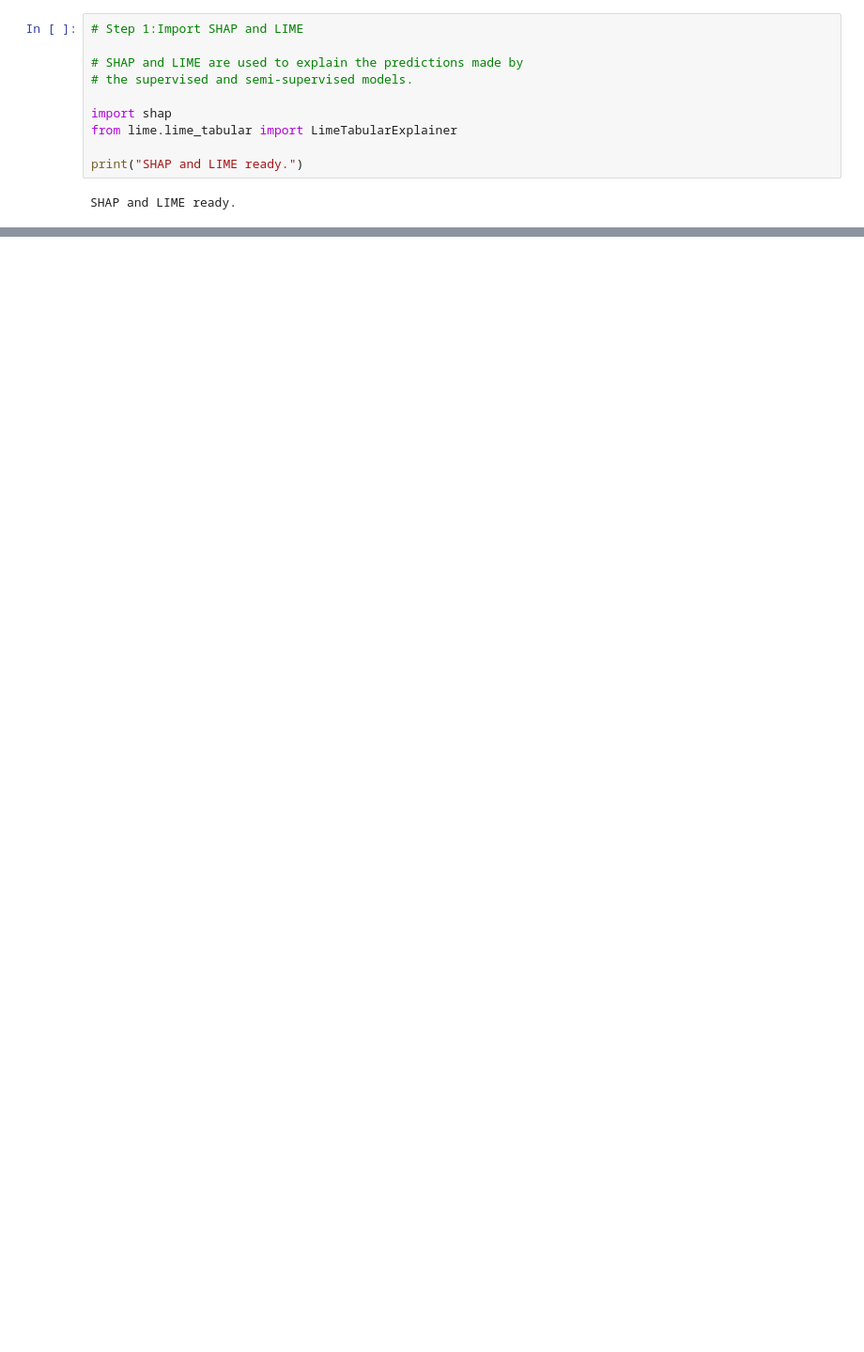
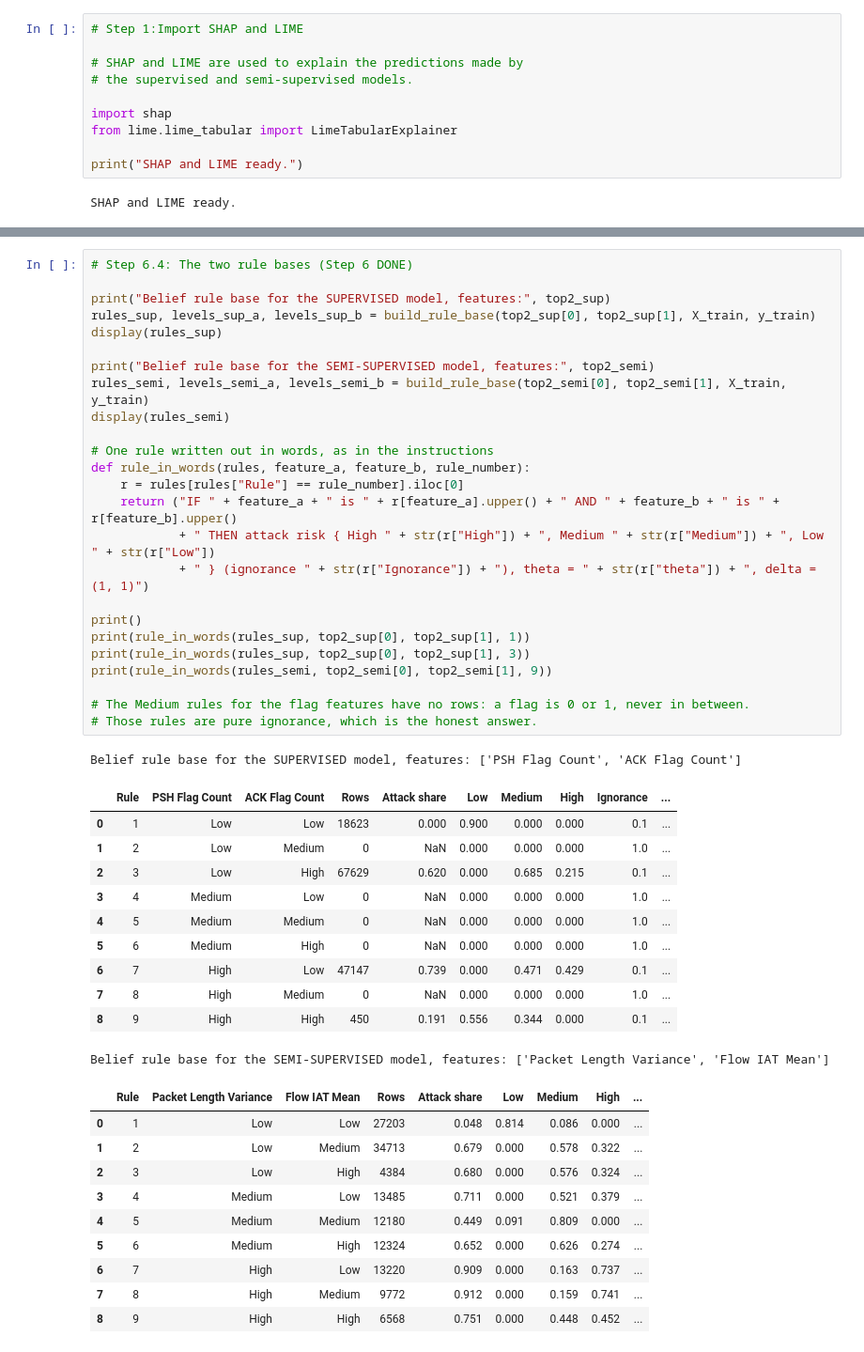
Before and after one commit to AlexandraSammueang/D7084_Lab3, a Jupyter notebook: notebook.ipynb, the cells around one changed output, grey strips where cells are left out. Shown at 94% size. Cells and saved outputs as stored; diff of their text form; blank space fills up the shorter version.

```diff
--- a/notebook.ipynb
+++ b/notebook.ipynb
@@ -261,0 +377,48 @@ Top-2 features (semi-supervised): ['Packet Length Variance', 'Average Packet Siz
+# %%
+# Step 6.4: The two rule bases (Step 6 DONE)
+
+print("Belief rule base for the SUPERVISED model, features:", top2_sup)
+rules_sup, levels_sup_a, levels_sup_b = build_rule_base(top2_sup[0], top2_sup[1], X_train, y_train)
+display(rules_sup)
+
+print("Belief rule base for the SEMI-SUPERVISED model, features:", top2_semi)
+rules_semi, levels_semi_a, levels_semi_b = build_rule_base(top2_semi[0], top2_semi[1], X_train, y_train)
+display(rules_semi)
+
+# One rule written out in words, as in the instructions
+def rule_in_words(rules, feature_a, feature_b, rule_number):
+    r = rules[rules["Rule"] == rule_number].iloc[0]
+    return ("IF " + feature_a + " is " + r[feature_a].upper() + " AND " + feature_b + " is " + r[feature_b].upper()
+            + " THEN attack risk { High " + str(r["High"]) + ", Medium " + str(r["Medium"]) + ", Low " + str(r["Low"])
+            + " } (ignorance " + str(r["Ignorance"]) + "), theta = " + str(r["theta"]) + ", delta = (1, 1)")
+
+print()
+print(rule_in_words(rules_sup, top2_sup[0], top2_sup[1], 1))
+print(rule_in_words(rules_sup, top2_sup[0], top2_sup[1], 3))
+print(rule_in_words(rules_semi, top2_semi[0], top2_semi[1], 9))
+
+# The Medium rules for the flag features have no rows: a flag is 0 or 1, never in between.
+# Those rules are pure ignorance, which is the honest answer.
+# %% [output]
+Belief rule base for the SUPERVISED model, features: ['PSH Flag Count', 'ACK Flag Count']
+|  | Rule | PSH Flag Count | ACK Flag Count | Rows | Attack share | Low | Medium | High | Ignorance | ... |
+| 0 | 1 | Low | Low | 18623 | 0.000 | 0.900 | 0.000 | 0.000 | 0.1 | ... |
+| 1 | 2 | Low | Medium | 0 | NaN | 0.000 | 0.000 | 0.000 | 1.0 | ... |
+| 2 | 3 | Low | High | 67629 | 0.620 | 0.000 | 0.685 | 0.215 | 0.1 | ... |
+| 3 | 4 | Medium | Low | 0 | NaN | 0.000 | 0.000 | 0.000 | 1.0 | ... |
+| 4 | 5 | Medium | Medium | 0 | NaN | 0.000 | 0.000 | 0.000 | 1.0 | ... |
+| 5 | 6 | Medium | High | 0 | NaN | 0.000 | 0.000 | 0.000 | 1.0 | ... |
+| 6 | 7 | High | Low | 47147 | 0.739 | 0.000 | 0.471 | 0.429 | 0.1 | ... |
+| 7 | 8 | High | Medium | 0 | NaN | 0.000 | 0.000 | 0.000 | 1.0 | ... |
+| 8 | 9 | High | High | 450 | 0.191 | 0.556 | 0.344 | 0.000 | 0.1 | ... |
+Belief rule base for the SEMI-SUPERVISED model, features: ['Packet Length Variance', 'Flow IAT Mean']
+|  | Rule | Packet Length Variance | Flow IAT Mean | Rows | Attack share | Low | Medium | High | ... |
+| 0 | 1 | Low | Low | 27203 | 0.048 | 0.814 | 0.086 | 0.000 | ... |
+| 1 | 2 | Low | Medium | 34713 | 0.679 | 0.000 | 0.578 | 0.322 | ... |
+| 2 | 3 | Low | High | 4384 | 0.680 | 0.000 | 0.576 | 0.324 | ... |
+| 3 | 4 | Medium | Low | 13485 | 0.711 | 0.000 | 0.521 | 0.379 | ... |
+| 4 | 5 | Medium | Medium | 12180 | 0.449 | 0.091 | 0.809 | 0.000 | ... |
+| 5 | 6 | Medium | High | 12324 | 0.652 | 0.000 | 0.626 | 0.274 | ... |
+| 6 | 7 | High | Low | 13220 | 0.909 | 0.000 | 0.163 | 0.737 | ... |
+| 7 | 8 | High | Medium | 9772 | 0.912 | 0.000 | 0.159 | 0.741 | ... |
+| 8 | 9 | High | High | 6568 | 0.751 | 0.000 | 0.448 | 0.452 | ... |
```
Also changed, not shown: parts of 20 cells of this notebook, 6 other files.
